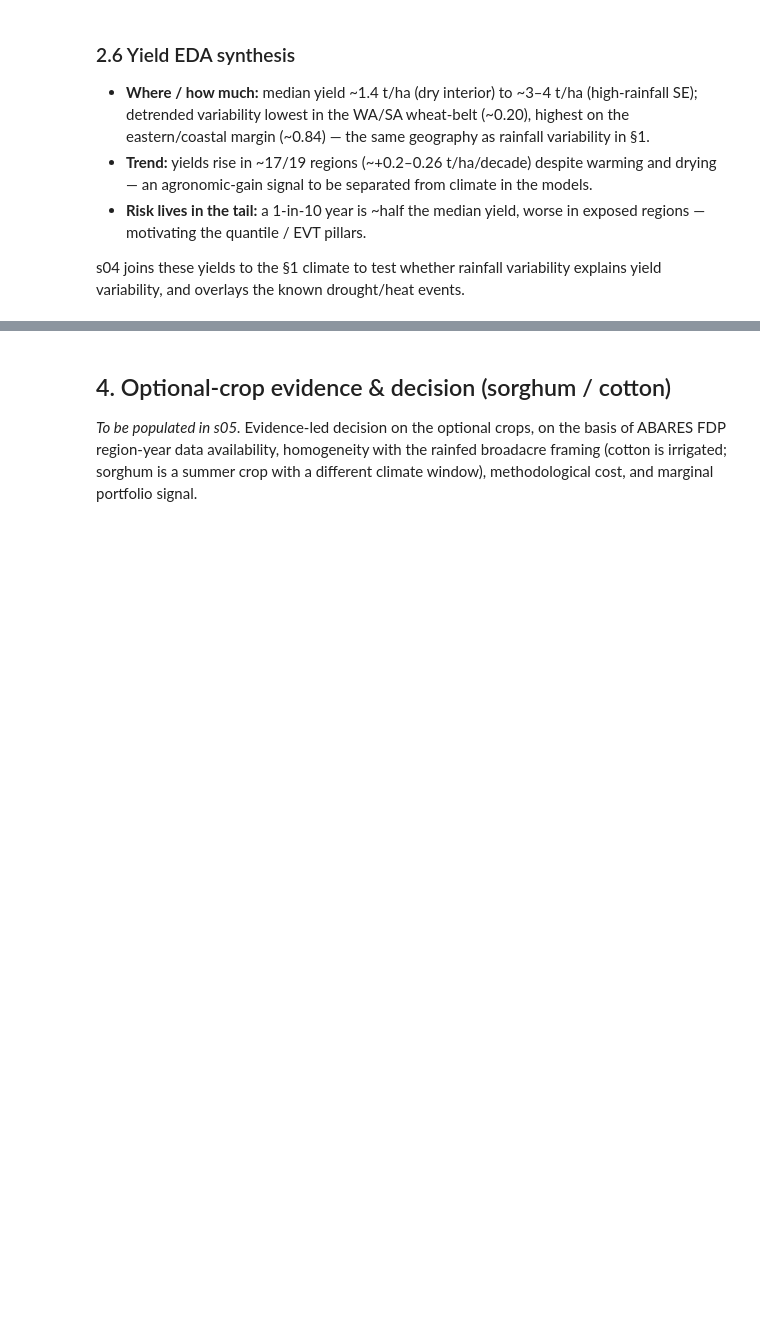
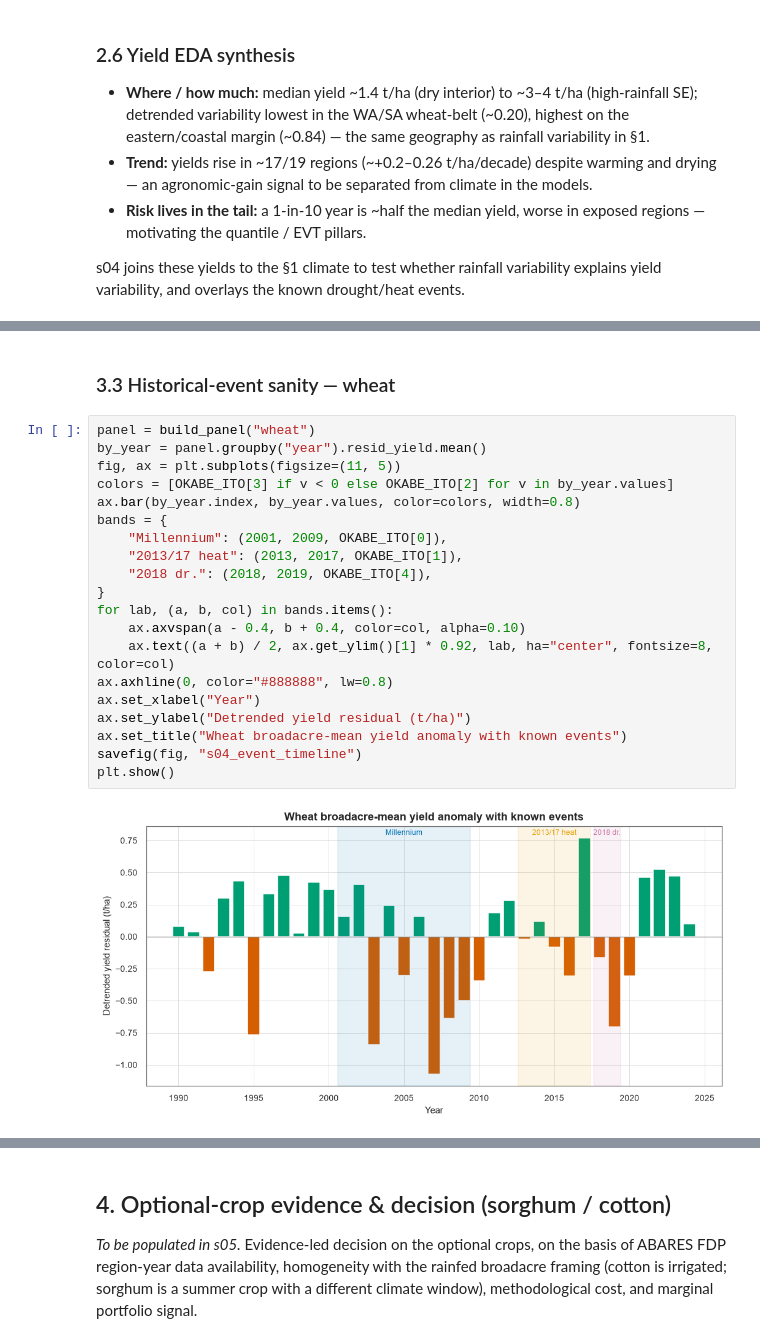
Before and after one commit to kota2003/agriculture-risk-monitoring-system, a Jupyter notebook: notebooks/03_exploratory_analysis.ipynb, the cells around one changed output, grey strips where cells are left out. Cells and saved outputs as stored; diff of their text form; blank space fills up the shorter version.

```diff
--- a/notebooks/03_exploratory_analysis.ipynb
+++ b/notebooks/03_exploratory_analysis.ipynb
@@ -451,0 +501,24 @@ s04 joins these yields to the §1 climate to test whether rainfall variability e
+# %% [markdown]
+### 3.3 Historical-event sanity — wheat
+# %%
+panel = build_panel("wheat")
+by_year = panel.groupby("year").resid_yield.mean()
+fig, ax = plt.subplots(figsize=(11, 5))
+colors = [OKABE_ITO[3] if v < 0 else OKABE_ITO[2] for v in by_year.values]
+ax.bar(by_year.index, by_year.values, color=colors, width=0.8)
+bands = {
+    "Millennium": (2001, 2009, OKABE_ITO[0]),
+    "2013/17 heat": (2013, 2017, OKABE_ITO[1]),
+    "2018 dr.": (2018, 2019, OKABE_ITO[4]),
+}
+for lab, (a, b, col) in bands.items():
+    ax.axvspan(a - 0.4, b + 0.4, color=col, alpha=0.10)
+    ax.text((a + b) / 2, ax.get_ylim()[1] * 0.92, lab, ha="center", fontsize=8, color=col)
+ax.axhline(0, color="#888888", lw=0.8)
+ax.set_xlabel("Year")
+ax.set_ylabel("Detrended yield residual (t/ha)")
+ax.set_title("Wheat broadacre-mean yield anomaly with known events")
+savefig(fig, "s04_event_timeline")
+plt.show()
+# %% [output]
+[figure, added]
```
Also changed, not shown: parts of 14 cells of this notebook, 10 other files.
